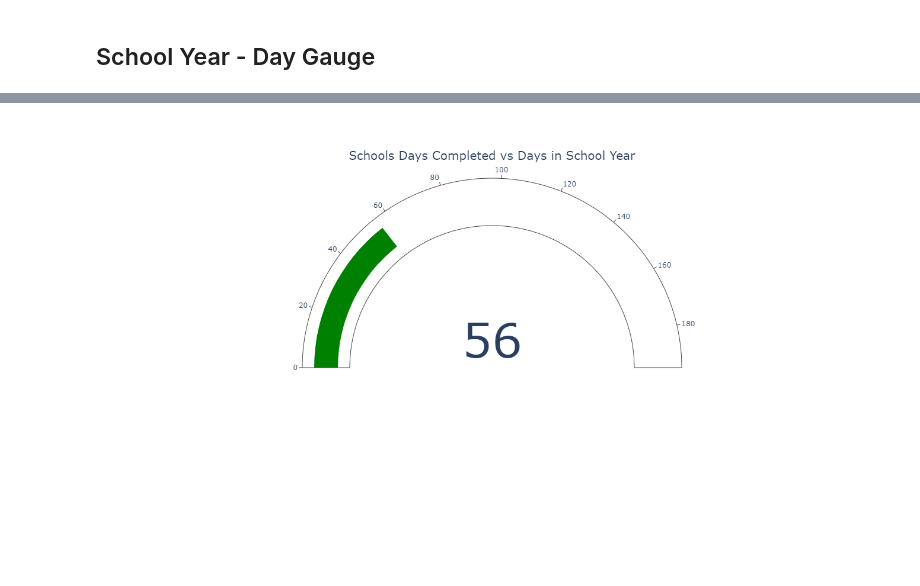
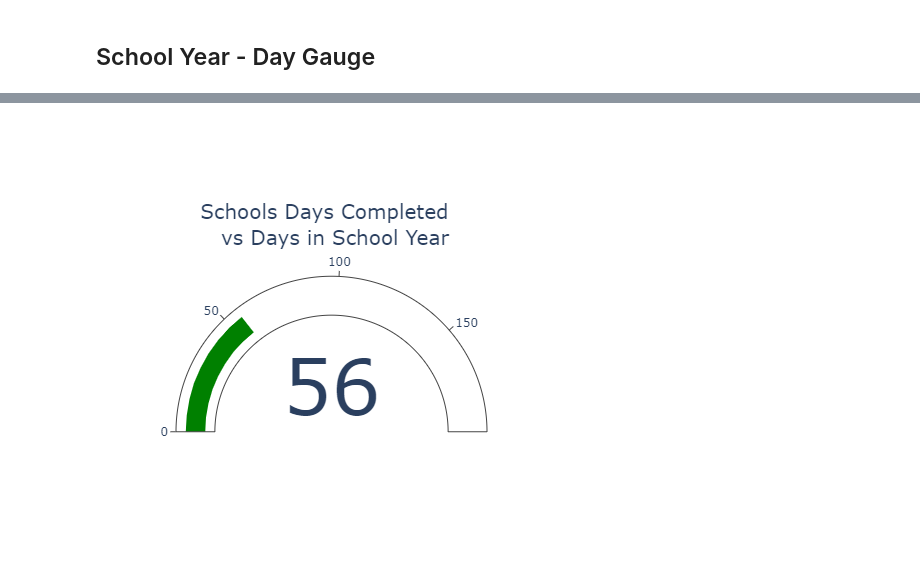
Before and after one commit to Peterstangolis/ontario_schools_covid19_analysis, a Jupyter notebook: Dash-Plotly_ONT_school_covid19_dashboard.ipynb, the cells around one changed output, grey strips where cells are left out. Saved outputs shown, nothing was run; the diff lists cells and outputs as text; code cells hidden in the pictures; blank space fills up the shorter version.

```diff
--- a/Dash-Plotly_ONT_school_covid19_dashboard.ipynb
+++ b/Dash-Plotly_ONT_school_covid19_dashboard.ipynb
@@ -455,21 +515,18 @@ fig.update_layout(
 # %%
 fig = go.Figure(go.Indicator(
     mode = "gauge+number",
     value = df.reported_date.count(),
-    title = {'text': "Schools Days Completed vs Days in School Year"},
+    title = {'text': "Schools Days Completed  <br> vs Days in School Year"},
     domain = {'x': [0, 1], 'y': [0, 1]},
     gauge = {
             'axis': {'visible' : True}
     }
 ))
 
 fig.update_traces(
     gauge_axis ={
         'range': [0, 194]})
 
-fig.update_layout(
-    height = 500, width = 600)
-
-fig.show()
+fig
 # %% [output]
-[figure, old version]
+[figure, new version]
```
Also changed, not shown: parts of 8 cells of this notebook, 2 other files.
